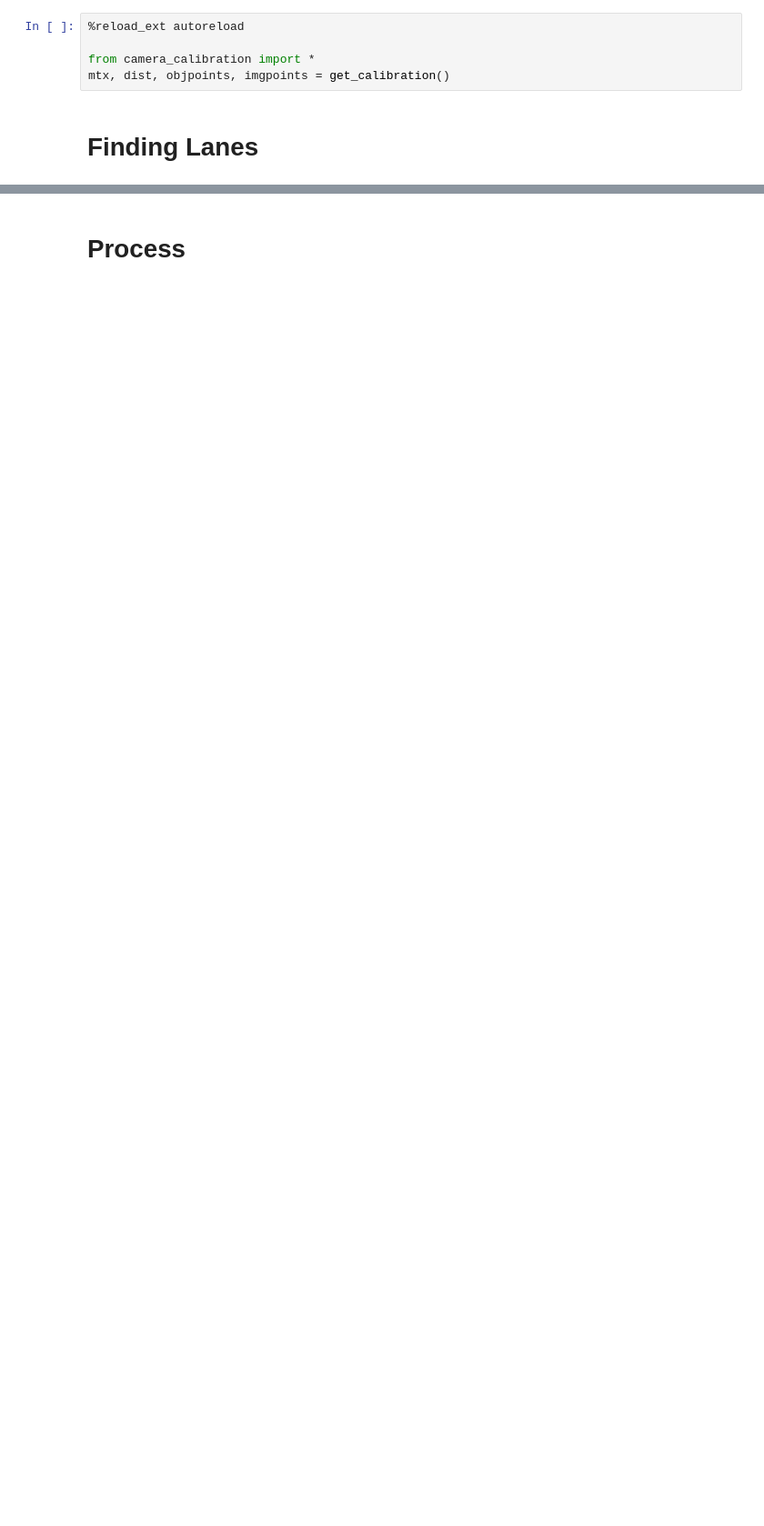
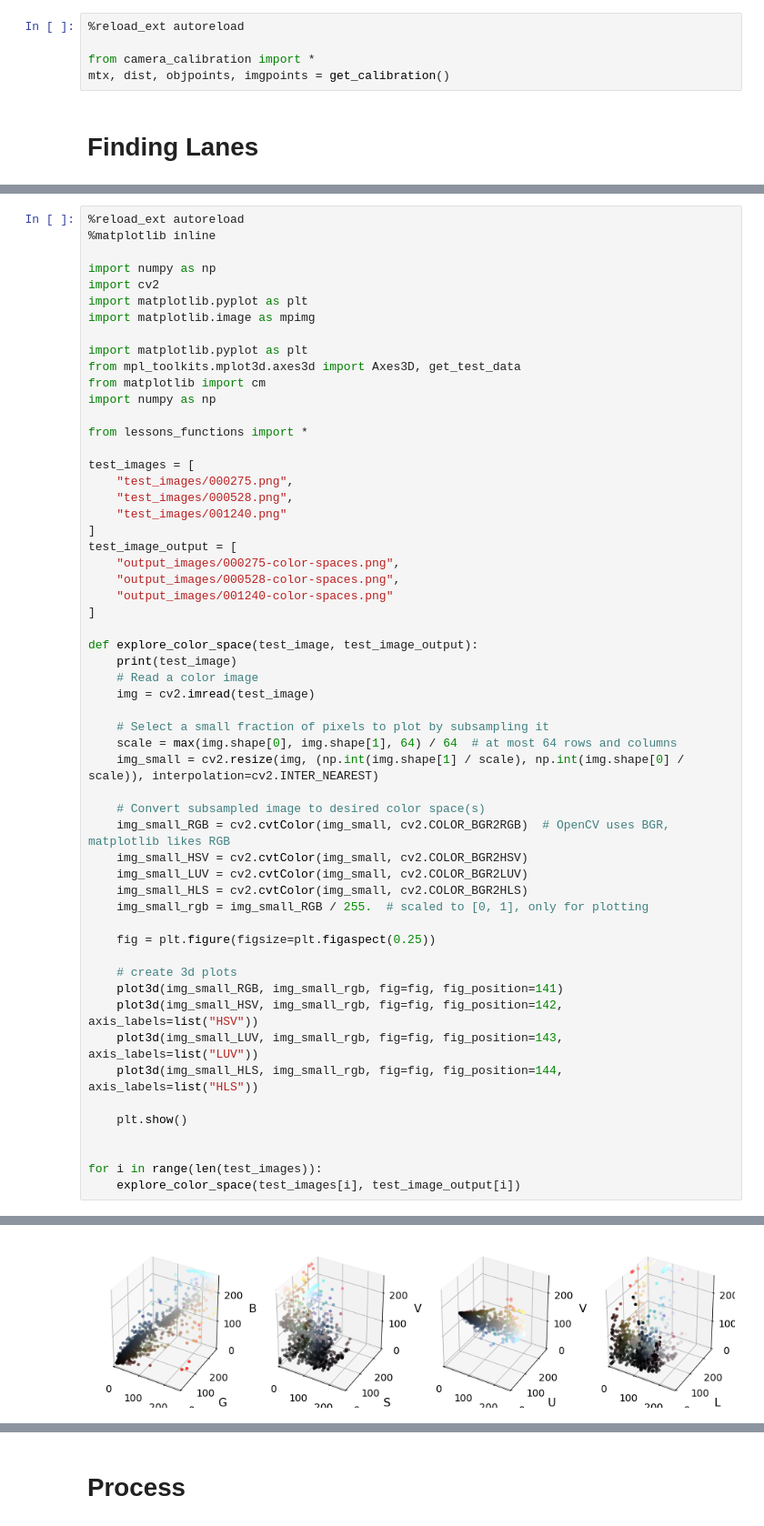
Before and after one commit to BernhardRode/CarND-Vehicle-Detection, a Jupyter notebook: CarND-CarND-Vehicle-Detection.ipynb, the cells around one changed output, grey strips where cells are left out. Shown at 91% size. Drawn from its saved outputs; the diff is of its cells as text; blank space fills up the shorter version.

```diff
--- a/CarND-CarND-Vehicle-Detection.ipynb
+++ b/CarND-CarND-Vehicle-Detection.ipynb
@@ -42,0 +115,57 @@ plt.imsave(test_image_class_1_output, output1)
+# %%
+%reload_ext autoreload
+%matplotlib inline
+
+import numpy as np
+import cv2
+import matplotlib.pyplot as plt
+import matplotlib.image as mpimg
+
+import matplotlib.pyplot as plt
+from mpl_toolkits.mplot3d.axes3d import Axes3D, get_test_data
+from matplotlib import cm
+import numpy as np
+
+from lessons_functions import *
+
+test_images = [
+    "test_images/000275.png",
+    "test_images/000528.png",
+    "test_images/001240.png"
+]
+test_image_output = [
+    "output_images/000275-color-spaces.png",
+    "output_images/000528-color-spaces.png",
+    "output_images/001240-color-spaces.png"
+]
+
+def explore_color_space(test_image, test_image_output):
+    print(test_image)
+    # Read a color image
+    img = cv2.imread(test_image)
+
+    # Select a small fraction of pixels to plot by subsampling it
+    scale = max(img.shape[0], img.shape[1], 64) / 64  # at most 64 rows and columns
+    img_small = cv2.resize(img, (np.int(img.shape[1] / scale), np.int(img.shape[0] / scale)), interpolation=cv2.INTER_NEAREST)
+
+    # Convert subsampled image to desired color space(s)
+    img_small_RGB = cv2.cvtColor(img_small, cv2.COLOR_BGR2RGB)  # OpenCV uses BGR, matplotlib likes RGB
+    img_small_HSV = cv2.cvtColor(img_small, cv2.COLOR_BGR2HSV)
+    img_small_LUV = cv2.cvtColor(img_small, cv2.COLOR_BGR2LUV)
+    img_small_HLS = cv2.cvtColor(img_small, cv2.COLOR_BGR2HLS)
+    img_small_rgb = img_small_RGB / 255.  # scaled to [0, 1], only for plotting
+
+    fig = plt.figure(figsize=plt.figaspect(0.25))
+
+    # create 3d plots
+    plot3d(img_small_RGB, img_small_rgb, fig=fig, fig_position=141)
+    plot3d(img_small_HSV, img_small_rgb, fig=fig, fig_position=142, axis_labels=list("HSV"))
+    plot3d(img_small_LUV, img_small_rgb, fig=fig, fig_position=143, axis_labels=list("LUV"))
+    plot3d(img_small_HLS, img_small_rgb, fig=fig, fig_position=144, axis_labels=list("HLS"))
+
+    plt.show()
+
+
+for i in range(len(test_images)):
+    explore_color_space(test_images[i], test_image_output[i])
+# %% [output]
@@ -42,0 +173 @@ plt.imsave(test_image_class_1_output, output1)
+[figure, added]
```
Also changed, not shown: parts of 61 cells of this notebook, 39 other files.
